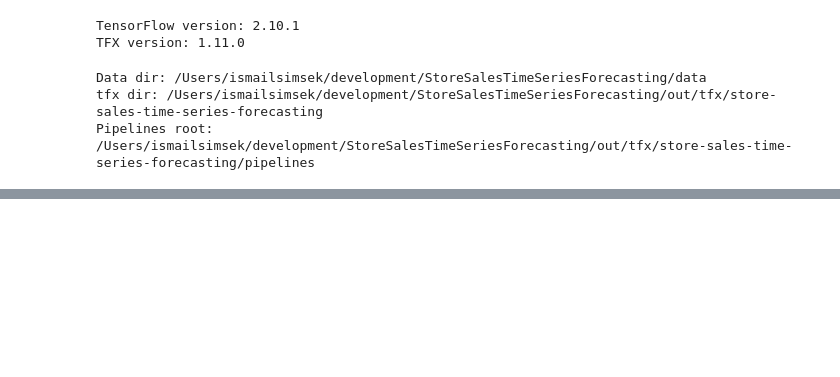
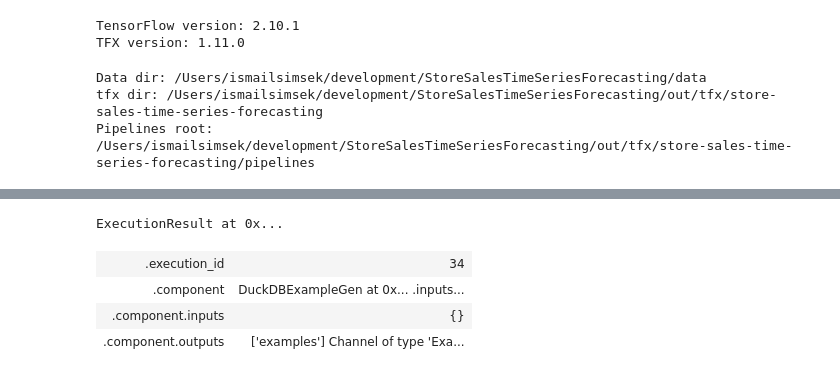
Before and after one commit to ismailsimsek/StoreSalesTimeSeriesForecasting, a Jupyter notebook: model_tfx.ipynb, the cells around one changed output, grey strips where cells are left out. Saved outputs shown, nothing was run; the diff lists cells and outputs as text; code cells hidden in the pictures; blank space fills up the shorter version.

Commit message:
Extend tfx with DuckDBExampleGen

```diff
--- a/model_tfx.ipynb
+++ b/model_tfx.ipynb
@@ -36,15 +29,11 @@ TFX version: 1.11.0
 ###################################################################################################################
 COMPETITION = 'store-sales-time-series-forecasting'
 PIPELINE_NAME = COMPETITION
-########################### Set up variables ####################################################################
-CURRENT_DIR = globals()['_dh'][0] if '_dh' in globals() else pathlib.Path(__file__).parent.as_posix()
-DATA_DIR = pathlib.Path(CURRENT_DIR).joinpath("data")
-TFX_DIR = pathlib.Path(CURRENT_DIR).joinpath("out/tfx").joinpath(PIPELINE_NAME)
-# Output directory to store artifacts generated from the pipeline.
+CURRENT_DIR: pathlib.Path = pathlib.Path(globals()['_dh'][0]) if '_dh' in globals() else pathlib.Path(__file__).parent
+DATA_DIR = CURRENT_DIR.joinpath("data")
+TFX_DIR = CURRENT_DIR.joinpath("out/tfx").joinpath(PIPELINE_NAME)
 PIPELINE_ROOT = TFX_DIR.joinpath('pipelines')
-# Path to a SQLite DB file to use as an MLMD storage.
-METADATA_PATH = TFX_DIR.joinpath('metadata')
-# Output directory where created models from the pipeline will be exported.
+METADATA_PATH = TFX_DIR.joinpath('metadata.db')
 SERVING_MODEL_DIR = TFX_DIR.joinpath('serving_model')
 ###########################Set up variables#####################################################################
 print("Data dir: %s" % DATA_DIR)
@@ -57,6 +46,10 @@ Pipelines root: /Users/ismailsimsek/development/StoreSalesTimeSeriesForecasting/
 # %%
 Utils.download(datadir=DATA_DIR, competition=COMPETITION)
 # %%
+from tfx.orchestration.experimental.interactive.interactive_context import InteractiveContext
+from tfx.orchestration import metadata
 # Declare the InteractiveContext and use a local sqlite file as the metadata store.
-# You can ignore the warning about the missing metadata config file
-context = InteractiveContext(pipeline_root=PIPELINE_ROOT.as_posix())
+metadata_connection_config = metadata.sqlite_metadata_connection_config(METADATA_PATH.as_posix())
+context = InteractiveContext(pipeline_root=PIPELINE_ROOT.as_posix(),
+                             metadata_connection_config=metadata_connection_config
+                            )
@@ -83,5 +65,5 @@ example_gen = DuckDBExampleGen(query=rawdata_duckdb_sql(data="train"), output_co
 # %%
-context.run(example_gen)
+context.run(example_gen, enable_cache=True)
 # %% [output]
 INFO:absl:Running driver for DuckDBExampleGen
 INFO:absl:MetadataStore with DB connection initialized
@@ -95 +76,6 @@ KeyboardInterrupt
+ExecutionResult at 0x...
+| .execution_id | 34 |
+| .component | DuckDBExampleGen at 0x... .inputs... |
+| .component.inputs | {} |
+| .component.outputs | ['examples'] Channel of type 'Exa... |
 # %%
```
Also changed, not shown: parts of 10 cells of this notebook.
